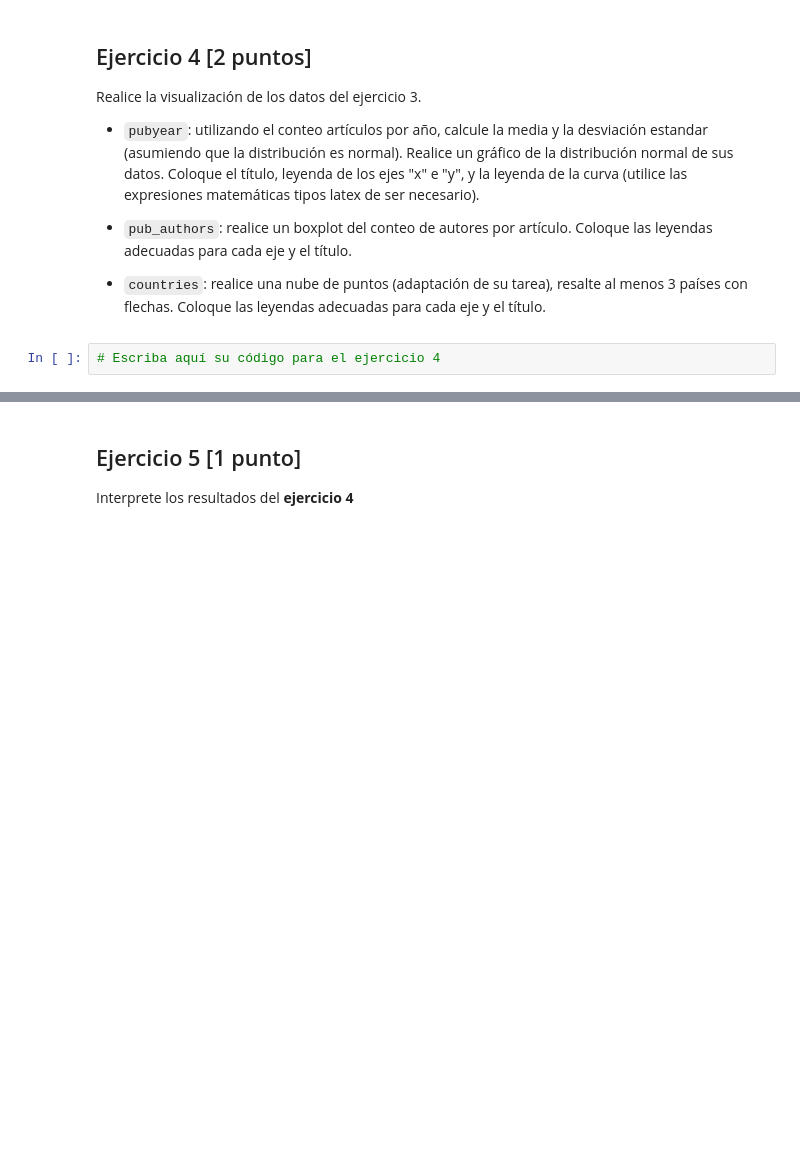
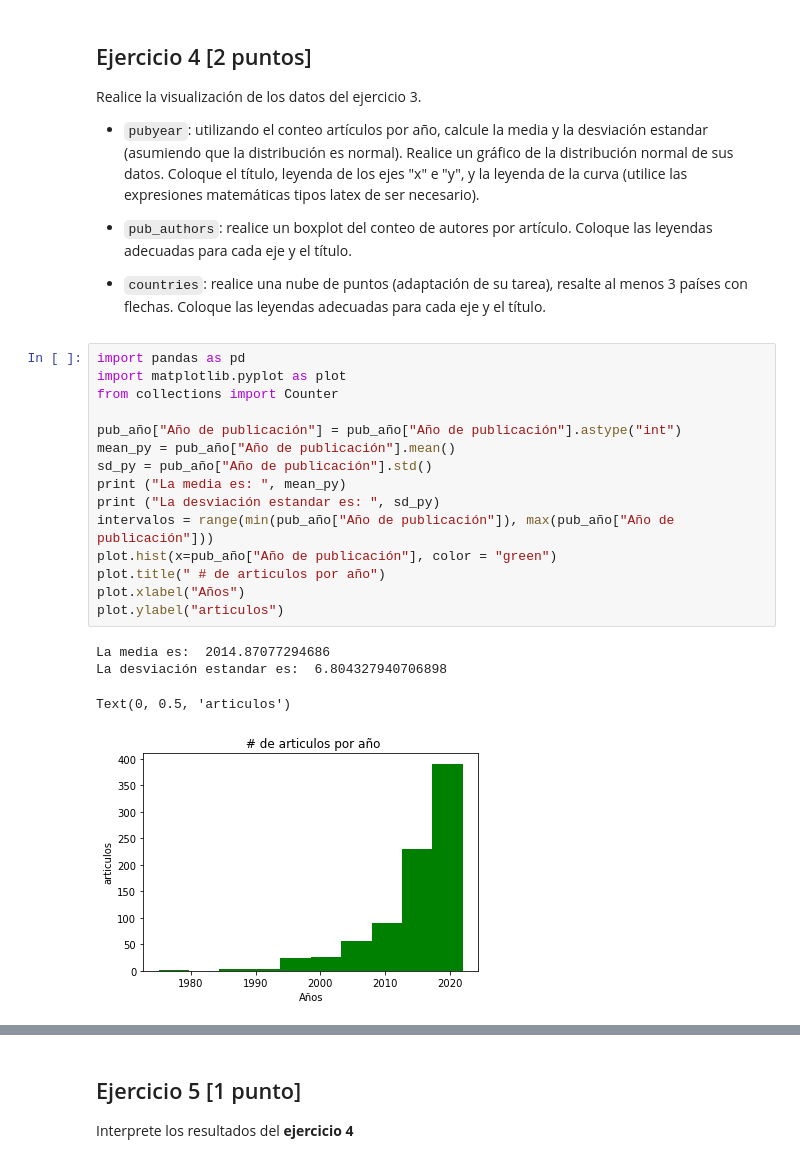
Before and after one commit to DamarisVinueza/GBI6_ExamenPython, a Jupyter notebook: 2021II_GBI6_ExamenParcialPython.ipynb, the cells around one changed output, grey strips where cells are left out. Cells and saved outputs as stored; diff of their text form; blank space fills up the shorter version.

Commit message:
Damaris Vinueza ha realizado el ejercicio 4 con tres graficos

````diff
--- a/2021II_GBI6_ExamenParcialPython.ipynb
+++ b/2021II_GBI6_ExamenParcialPython.ipynb
@@ -203,5 +203,23 @@ Realice la visualización de los datos del ejercicio 3.
 * ```pub_authors```: realice un boxplot del conteo de autores por artículo. Coloque las leyendas adecuadas para cada eje y el título.
 
 * ```countries```: realice una nube de puntos (adaptación de su tarea), resalte al menos 3 países con flechas. Coloque las leyendas adecuadas para cada eje y el título.
-# %%
-# Escriba aquí su código para el ejercicio 4
+# %%
+import pandas as pd
+import matplotlib.pyplot as plot
+from collections import Counter
+
+pub_año["Año de publicación"] = pub_año["Año de publicación"].astype("int")
+mean_py = pub_año["Año de publicación"].mean()
+sd_py = pub_año["Año de publicación"].std()
+print ("La media es: ", mean_py)
+print ("La desviación estandar es: ", sd_py)
+intervalos = range(min(pub_año["Año de publicación"]), max(pub_año["Año de publicación"]))
+plot.hist(x=pub_año["Año de publicación"], color = "green")
+plot.title(" # de articulos por año")
+plot.xlabel("Años")
+plot.ylabel("articulos")
+# %% [output]
+La media es:  2014.87077294686
+La desviación estandar es:  6.804327940706898
+Text(0, 0.5, 'articulos')
+[figure, added]
````
Also changed, not shown: parts of 2 cells of this notebook.
